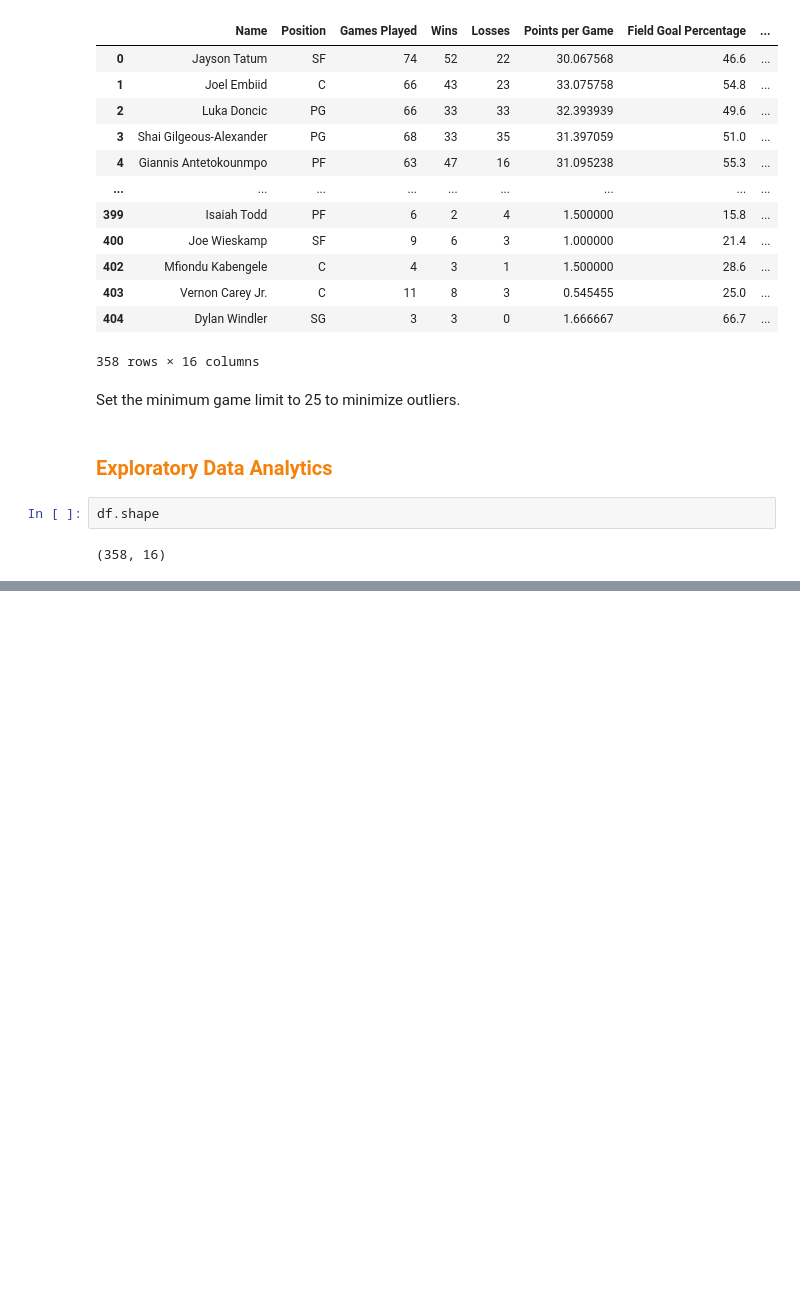
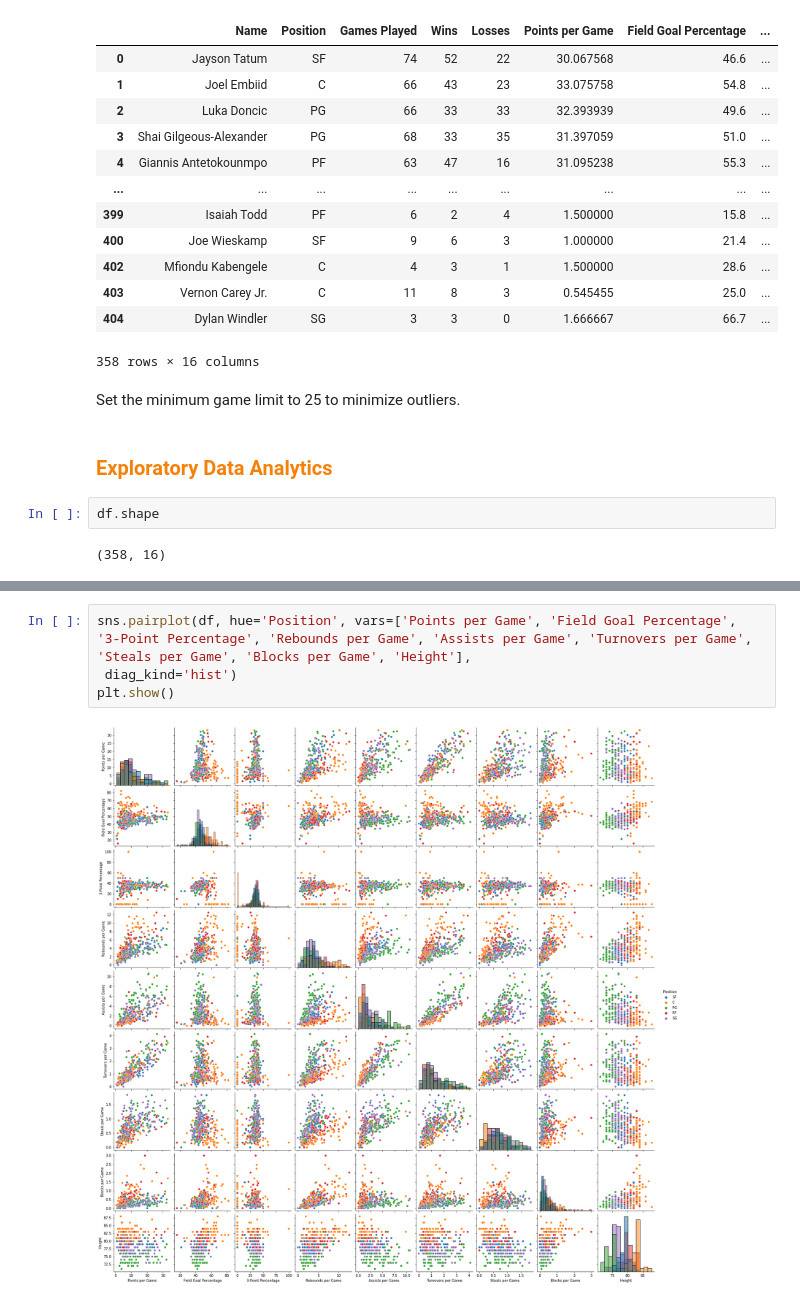
Before and after one commit to ashwanthsridhar/NBA_Position_Classifier, a Jupyter notebook: Analysis.ipynb, the cells around one changed output, grey strips where cells are left out. Cells and saved outputs as stored; diff of their text form; blank space fills up the shorter version.

Commit message:
added pairplot

```diff
--- a/Analysis.ipynb
+++ b/Analysis.ipynb
@@ -252,0 +255,6 @@ sns.heatmap(corr_matrix, annot=True)
+# %%
+sns.pairplot(df, hue='Position', vars=['Points per Game', 'Field Goal Percentage', '3-Point Percentage', 'Rebounds per Game', 'Assists per Game', 'Turnovers per Game', 'Steals per Game', 'Blocks per Game', 'Height'],
+ diag_kind='hist')
+plt.show()
+# %% [output]
+[figure, added]
```
Also changed, not shown: parts of 2 cells of this notebook.
